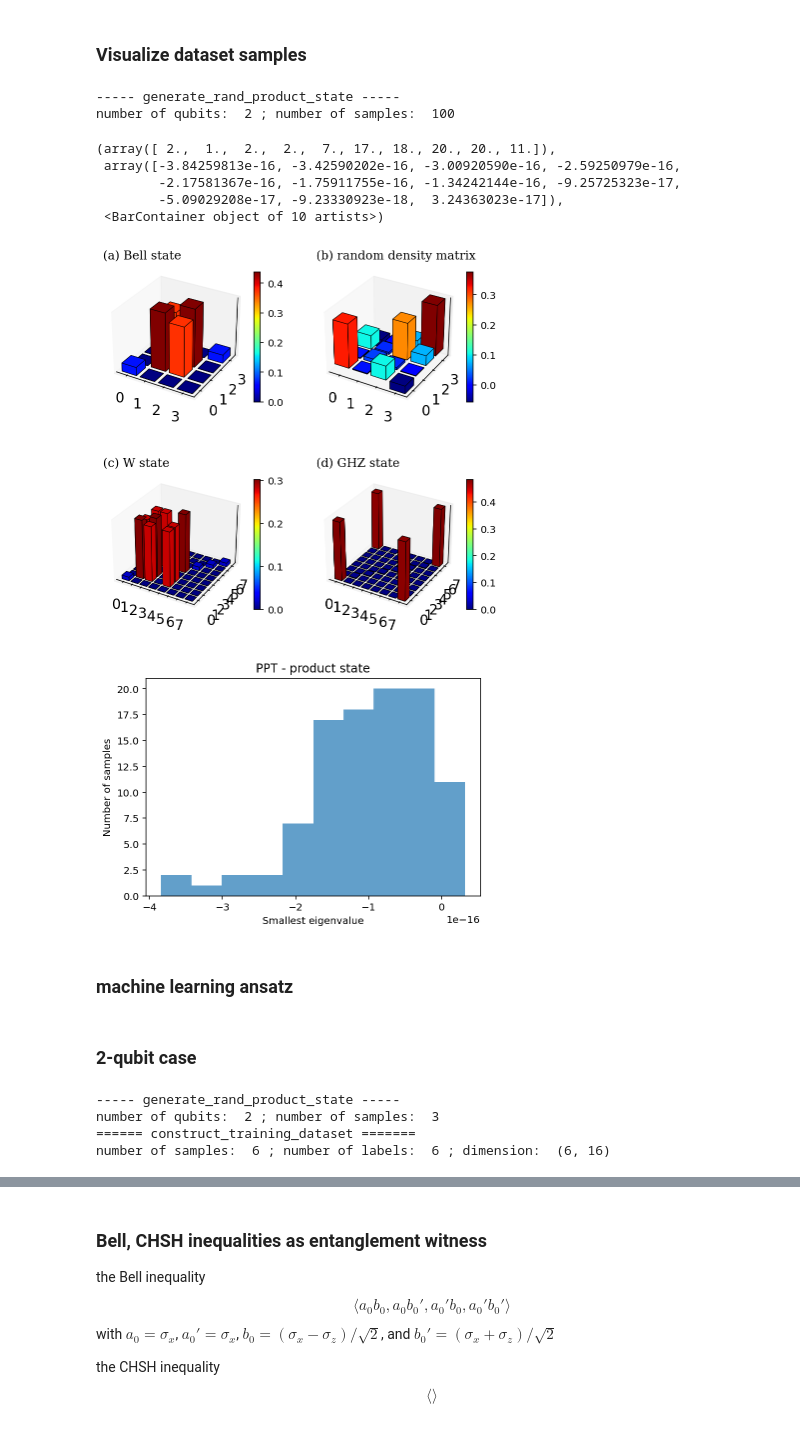
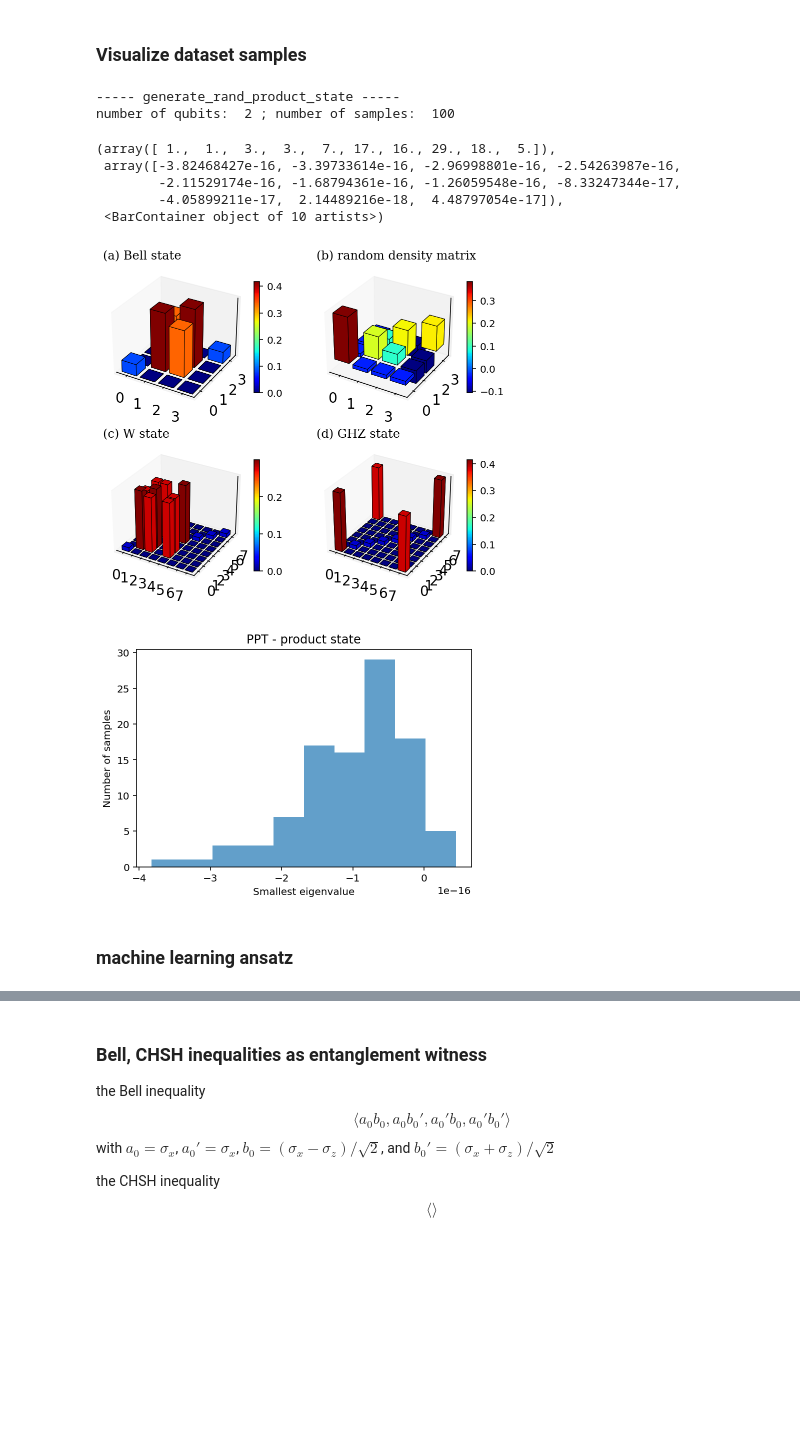
Before and after one commit to Jue-Xu/Entanglement-Witness, a Jupyter notebook: notebook/entangle.ipynb, the cells around one changed output, grey strips where cells are left out. Cells and saved outputs as stored; diff of their text form; code cells hidden in the pictures; blank space fills up the shorter version.

```diff
--- a/notebook/entangle.ipynb
+++ b/notebook/entangle.ipynb
@@ -147,12 +162,12 @@ size_train = 10
 
 # visualization
 # fig = plt.figure(figsize=plt.figaspect(0.5))
-fig = plt.figure(figsize=(7, 7))
+fig = plt.figure(figsize=(7, 6))
 # fig = plt.figure(figsize=(10, 4))
 
 ax = fig.add_subplot(2, 2, 1, projection='3d')
 ax.set_title('(a) Bell state', fontfamily='serif', loc='left', fontsize='large')
-matrix_histogram(random.choice(generate_bell_noisy_density(m=size_train,kind='10')), fig=fig, ax=ax)
+matrix_histogram(random.choice(generate_bell_noisy_density(m=size_train,kind='10',noise_limit=1/3)), fig=fig, ax=ax)
 # xlabels=['00', '01', '10', '11'],
 # ylabels=['00', '01', '10', '11'],
 # title="a random two qubit entangled state",
@@ -163,36 +178,36 @@ ax.set_title('(b) random density matrix', fontfamily='serif', loc='left', fontsi
 matrix_histogram(random.choice([rand_dm(N=4, dims=[[2, 2], [2, 2]]) for i in range(size_train)]), fig=fig, ax=ax)
 
 # W
 w_3_density = generate_noisy_w_ensemble(3,size_train,1/3)
 # set up the axes for the first plot
 ax = fig.add_subplot(2, 2, 3, projection='3d')
 ax.set_title('(c) W state', fontfamily='serif', loc='left', fontsize='large')
 matrix_histogram(random.choice(w_3_density), fig=fig, ax=ax)
 
 # GHZ
 ghz_3_density = generate_noisy_ghz_ensemble(3,size_train,1/3)
 ax = fig.add_subplot(2, 2, 4, projection='3d')
 ax.set_title('(d) GHZ state', fontfamily='serif', loc='left', fontsize='large')
 matrix_histogram(random.choice(ghz_3_density), fig=fig, ax=ax)
 
 plt.savefig('dataset_sample.png', dpi=300)
 
 fig, ax = plt.subplots(figsize=(6, 4))
 
 smallest_eigen_list_entangled = [ ppt_criterion(state) for state in generate_rand_product_state(2,100) ]
 # print(smallest_eigen_list_entangled)
 # print(np.array(smallest_eigen_list_entangled).flatten())
 ax.set_ylabel('Number of samples')
 ax.set_xlabel('Smallest eigenvalue')
 ax.set_title('PPT - product state')
 ax.hist(np.array(smallest_eigen_list_entangled), alpha=0.7)
 # %% [output]
 ----- generate_rand_product_state -----
 number of qubits:  2 ; number of samples:  100
-(array([ 2.,  1.,  2.,  2.,  7., 17., 18., 20., 20., 11.]),
- array([-3.84259813e-16, -3.42590202e-16, -3.00920590e-16, -2.59250979e-16,
-        -2.17581367e-16, -1.75911755e-16, -1.34242144e-16, -9.25725323e-17,
-        -5.09029208e-17, -9.23330923e-18,  3.24363023e-17]),
+(array([ 1.,  1.,  3.,  3.,  7., 17., 16., 29., 18.,  5.]),
+ array([-3.82468427e-16, -3.39733614e-16, -2.96998801e-16, -2.54263987e-16,
+        -2.11529174e-16, -1.68794361e-16, -1.26059548e-16, -8.33247344e-17,
+        -4.05899211e-17,  2.14489216e-18,  4.48797054e-17]),
  <BarContainer object of 10 artists>)
-[figure, old version]
+[figure, new version]
-[figure, old version]
+[figure, new version]
@@ -229,35 +215,0 @@ number of qubits:  2 ; number of samples:  100
-# %% [markdown]
-### 2-qubit case
-# %%
-def construct_training_dataset(states,labels,operators):
-    print("====== construct_training_dataset =======")
-    all_states =  sum(states, [])
-    features = [
-        expect(operators, state) for state in all_states
-        # from functools import reduce
-        # for state in reduce(lambda x, y: x + y, states)
-    ]
-    y = np.array(labels).flatten()
-    print("number of samples: ", len(all_states), "; number of labels: ", len(y), '; dimension: ', shape(features))
-    return (features, y)
-
-# number_samples = 1000
-size_train = 3
-
-bell_kinds = ['00', '01', '10', '11']
-two_pauli = [tensor([a,b]) for a in pauli_operators for b in pauli_operators ]
-# print(two_pauli)
-
-# print(expect(two_pauli,bell_state('11')))
-X_0 = generate_bell_noisy_density(size_train,kind='11')
-y_0 = [0 for i in range(size_train)]
-X_1 = generate_rand_product_state(n=2,m=size_train)
-y_1 = [1 for i in range(size_train)]
-X, y = construct_training_dataset([X_0, X_1], [y_0, y_1],two_pauli)
-# X
-# y
-# %% [output]
------ generate_rand_product_state -----
-number of qubits:  2 ; number of samples:  3
-====== construct_training_dataset =======
-number of samples:  6 ; number of labels:  6 ; dimension:  (6, 16)
```
Also changed, not shown: parts of 26 cells of this notebook, 8 other files.
